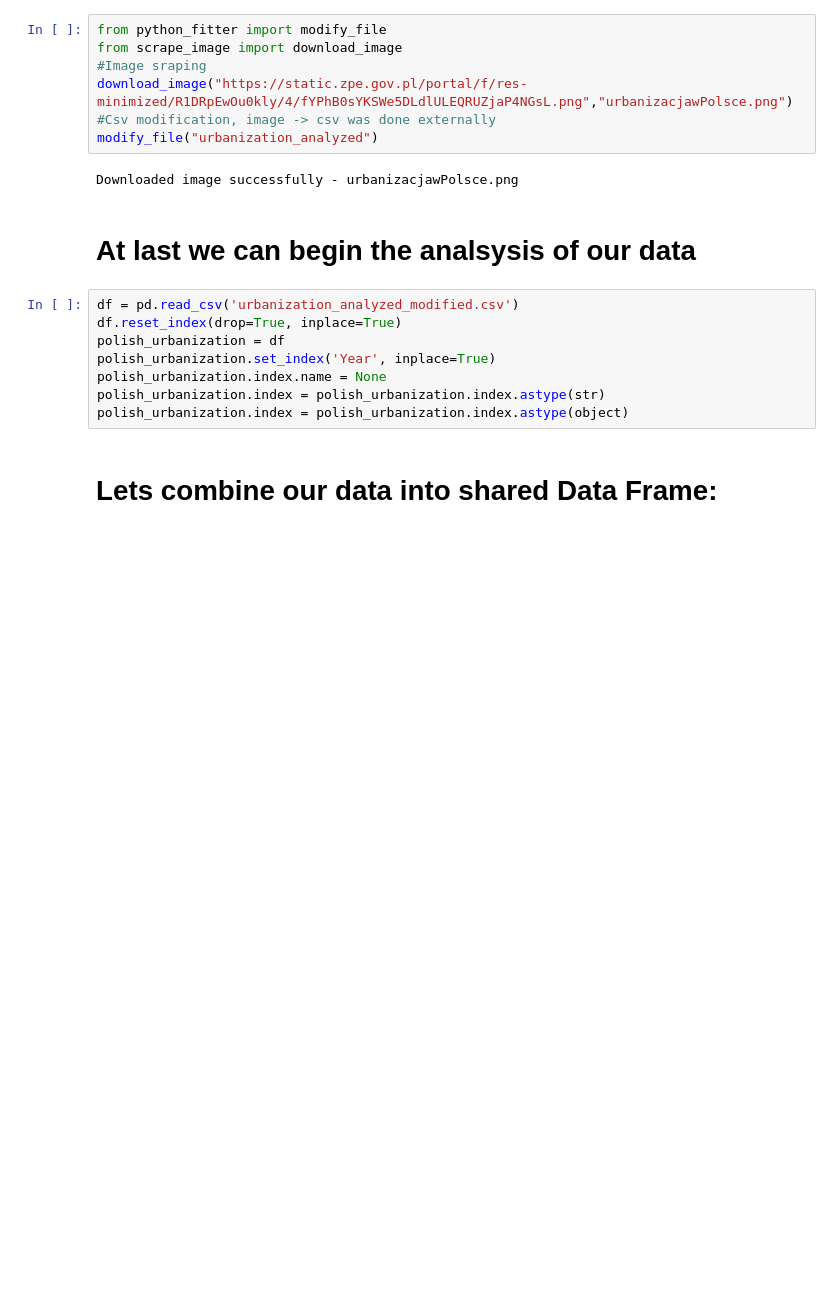
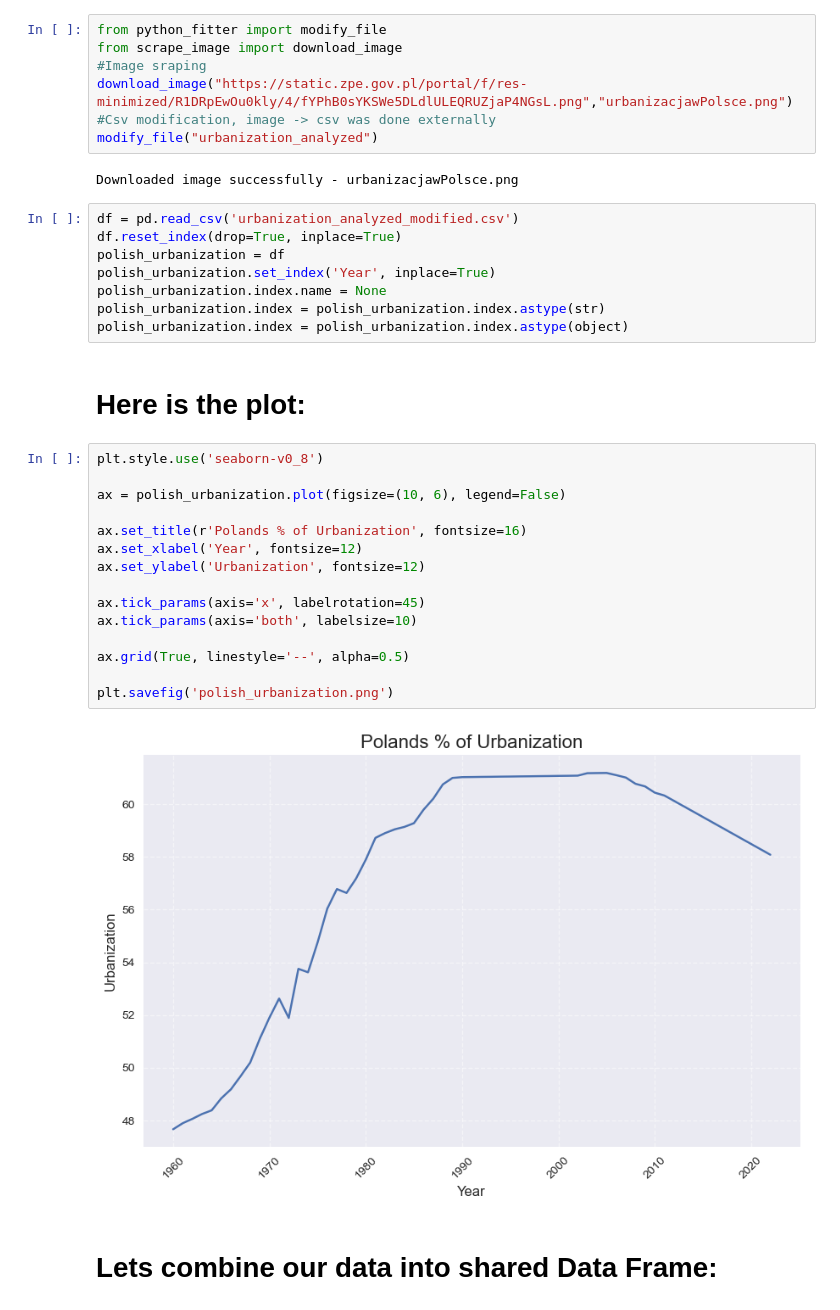
Before and after one commit to coolka1234/scikit-learn-poland-demography, a Jupyter notebook: demografia_polski.ipynb, the cells around one changed output. Saved outputs shown, nothing was run; the diff lists cells and outputs as text; blank space fills up the shorter version.

```diff
--- a/demografia_polski.ipynb
+++ b/demografia_polski.ipynb
@@ -211,8 +211,6 @@ download_image("https://static.zpe.gov.pl/portal/f/res-minimized/R1DRpEwOu0kly/4
 modify_file("urbanization_analyzed")
 # %% [output]
 Downloaded image successfully - urbanizacjawPolsce.png
-# %% [markdown]
-# At last we can begin the analsysis of our data
 # %%
 df = pd.read_csv('urbanization_analyzed_modified.csv')
 df.reset_index(drop=True, inplace=True)
@@ -221,6 +219,25 @@ polish_urbanization.set_index('Year', inplace=True)
 polish_urbanization.index.name = None
 polish_urbanization.index = polish_urbanization.index.astype(str)
 polish_urbanization.index = polish_urbanization.index.astype(object)
+# %% [markdown]
+# Here is the plot:
+# %%
+plt.style.use('seaborn-v0_8')
+
+ax = polish_urbanization.plot(figsize=(10, 6), legend=False)
+
+ax.set_title(r'Polands % of Urbanization', fontsize=16)
+ax.set_xlabel('Year', fontsize=12)
+ax.set_ylabel('Urbanization', fontsize=12)
+
+ax.tick_params(axis='x', labelrotation=45)
+ax.tick_params(axis='both', labelsize=10)
+
+ax.grid(True, linestyle='--', alpha=0.5)
+
+plt.savefig('polish_urbanization.png')
+# %% [output]
+[figure, added]
 # %% [markdown]
 # Lets combine our data into shared Data Frame:
 # %%
```
Also changed, not shown: parts of 3 cells of this notebook, 1 other file.
